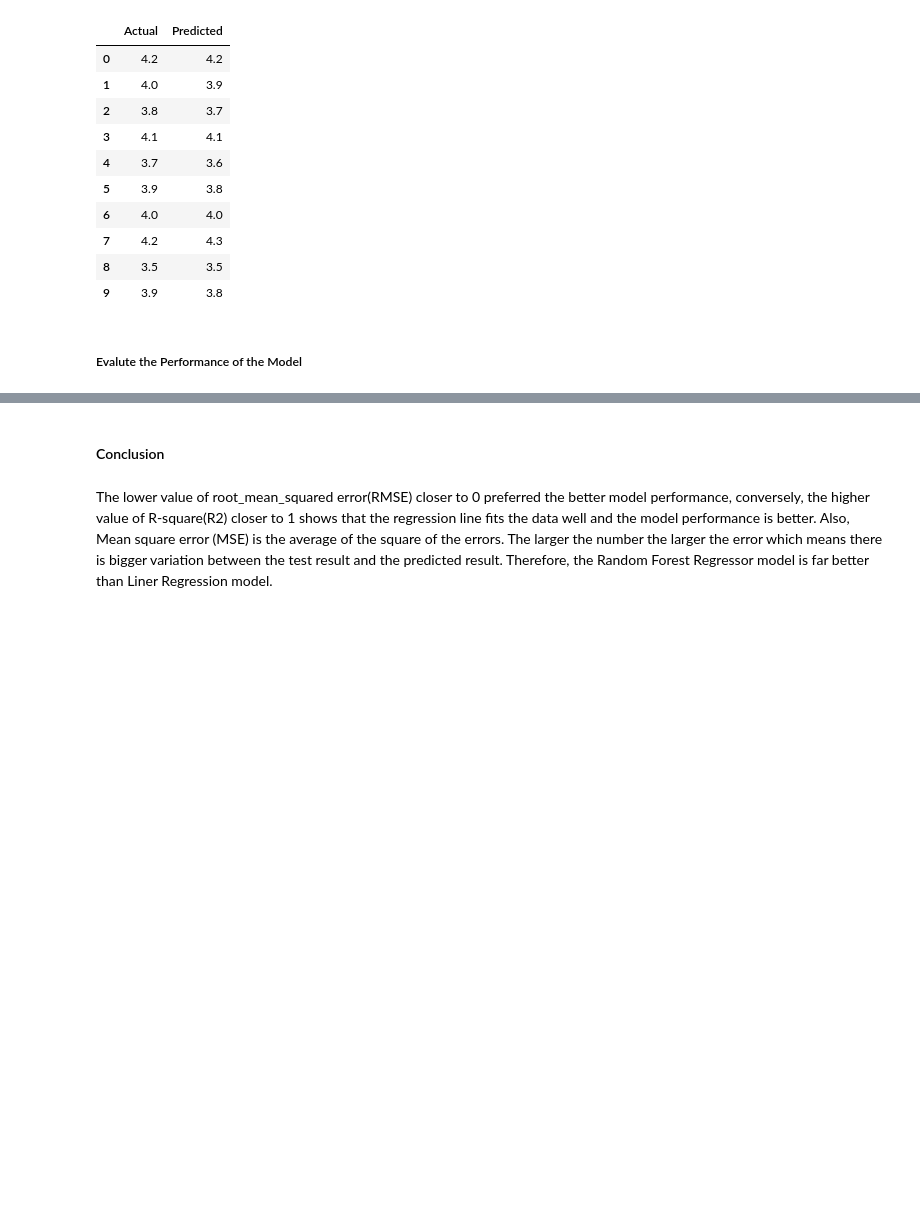
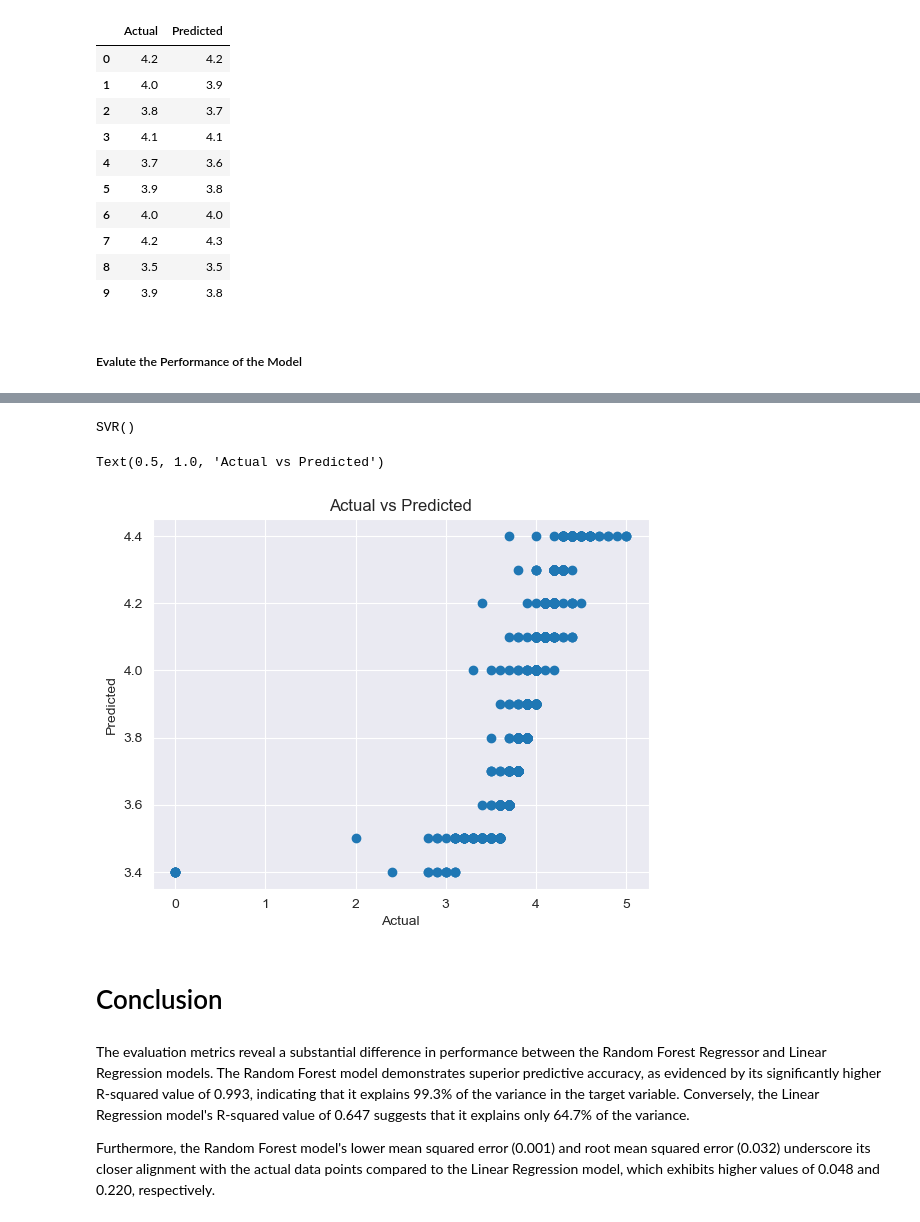
Before and after one commit to logicalNil/Books_Analysis, a Jupyter notebook: main.ipynb, the cells around one changed output, grey strips where cells are left out. Drawn from its saved outputs; the diff is of its cells as text; code cells hidden in the pictures; blank space fills up the shorter version.

```diff
--- a/main.ipynb
+++ b/main.ipynb
@@ -368,0 +404,11 @@ print('root_mean_squared error is',meansquardError)
+# %%
+from sklearn.svm import SVR
+svr_model = SVR()
+svr_model.fit(X_train,y_train)
+# %% [output]
+SVR()
+# %%
+y_test_predicted_svr = svr_model.predict(X_test)
+# %%
+# Approximate to 1 decimal place
+y_test_predicted_svr = y_test_predicted_svr.round(1)
@@ -369,4 +432,16 @@ print('root_mean_squared error is',meansquardError)
+# %%
+# Print Graph of the actual and predicted values
+plt.scatter(y_test,y_test_predicted_svr)
+plt.xlabel('Actual')
+plt.ylabel('Predicted')
+plt.title('Actual vs Predicted')
+# %% [output]
+Text(0.5, 1.0, 'Actual vs Predicted')
+[figure, added]
 # %% [markdown]
-#### Conclusion
+
+# Conclusion
 # %% [markdown]
-The lower value of root_mean_squared error(RMSE) closer to 0 preferred the better model performance, conversely, the higher value of R-square(R2) closer to 1 shows that the regression line fits the data well and the model performance is better. Also, Mean square error (MSE) is the average of the square of the errors. The larger the number the larger the error which means there is bigger variation between the test result and the predicted result. Therefore, the Random Forest Regressor model is far better than Liner Regression model.
+The evaluation metrics reveal a substantial difference in performance between the Random Forest Regressor and Linear Regression models. The Random Forest model demonstrates superior predictive accuracy, as evidenced by its significantly higher R-squared value of 0.993, indicating that it explains 99.3% of the variance in the target variable. Conversely, the Linear Regression model's R-squared value of 0.647 suggests that it explains only 64.7% of the variance.
+
+Furthermore, the Random Forest model's lower mean squared error (0.001) and root mean squared error (0.032) underscore its closer alignment with the actual data points compared to the Linear Regression model, which exhibits higher values of 0.048 and 0.220, respectively.
```
Also changed, not shown: parts of 15 cells of this notebook.
